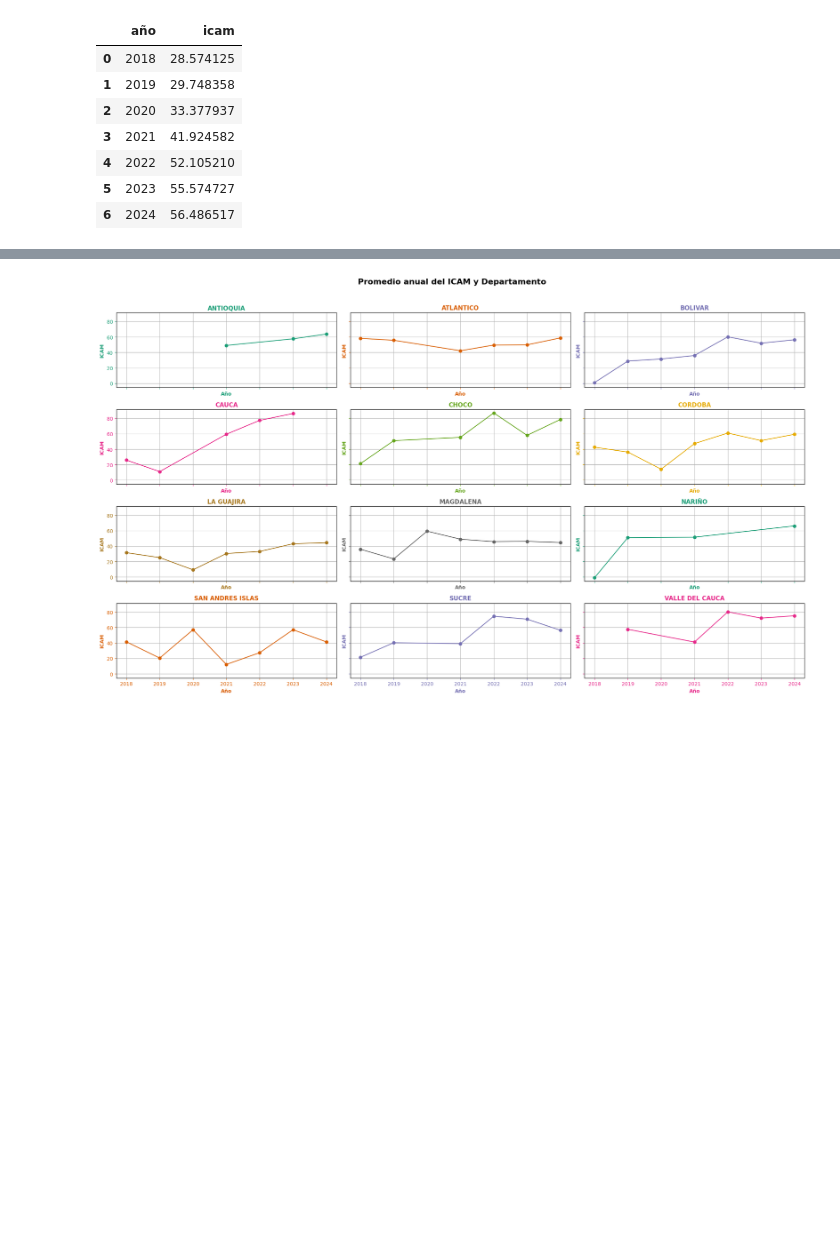
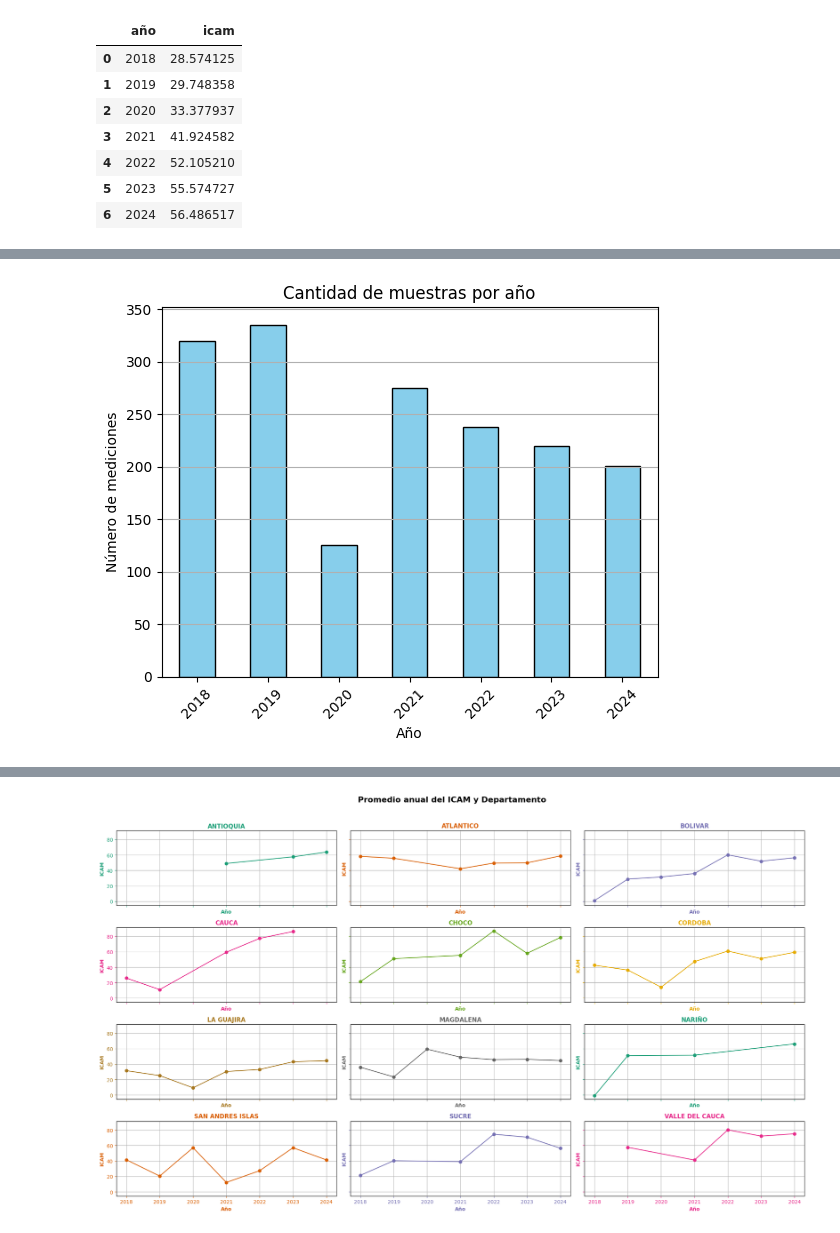
Before and after one commit to catago16/proyectoICAM, a Jupyter notebook: limpieza.ipynb, the cells around one changed output, grey strips where cells are left out. Drawn from its saved outputs; the diff is of its cells as text; code cells hidden in the pictures; blank space fills up the shorter version.

```diff
--- a/limpieza.ipynb
+++ b/limpieza.ipynb
@@ -195,13 +195,12 @@ print(conteo_negativos)
 20                           confianza                   0
 # %%
 ## Identificamos las variables con un porcentaje menor del 40% de valores invalidos (nulos + negativos) para reemplazarlos por la media
-## excepto longitud y año
-
 columnas_excluir = ['icam', 'longitud', 'latitud', 'año']    ##Columnas que quiero excluir
 
 # Seleccionar solo columnas numéricas y excluir las indeseadas
 columnas_numericas = [col for col in icam.select_dtypes(include='number').columns if col not in columnas_excluir]
 
+total_registros = len(icam)
 porcentaje_invalidos = {}
 for col in columnas_numericas:
     nulos = icam[col].isnull().sum()
@@ -341,0 +329,10 @@ dtype: int64
+# %%
+icam['año'].value_counts().sort_index().plot(kind='bar', color='skyblue', edgecolor='black')
+plt.title('Cantidad de muestras por año')
+plt.xlabel('Año')
+plt.ylabel('Número de mediciones')
+plt.grid(axis='y')
+plt.xticks(rotation=45)
+plt.show()
+# %% [output]
+[figure, added]
```
Also changed, not shown: parts of 39 cells of this notebook, 1 other file.
